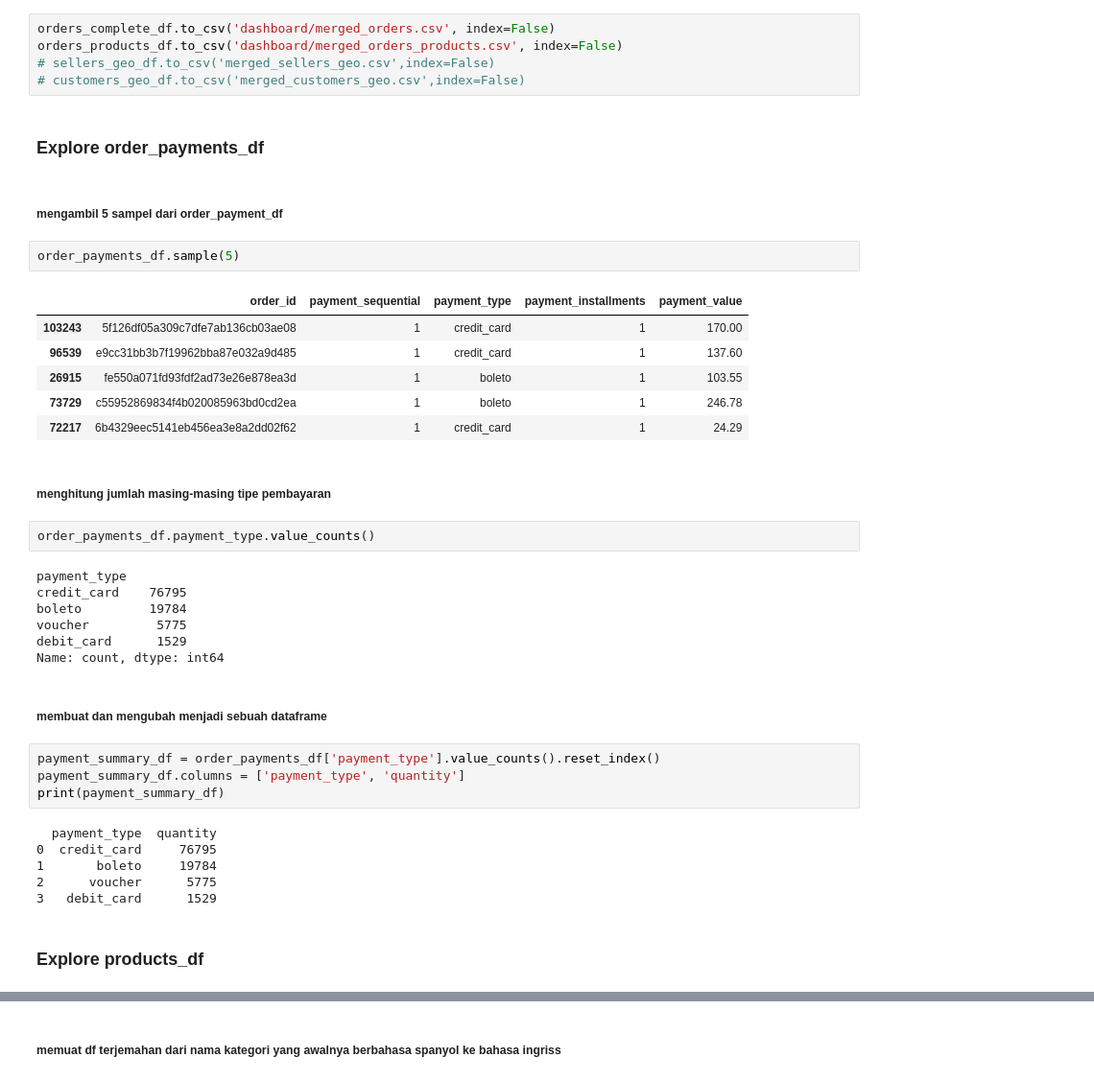
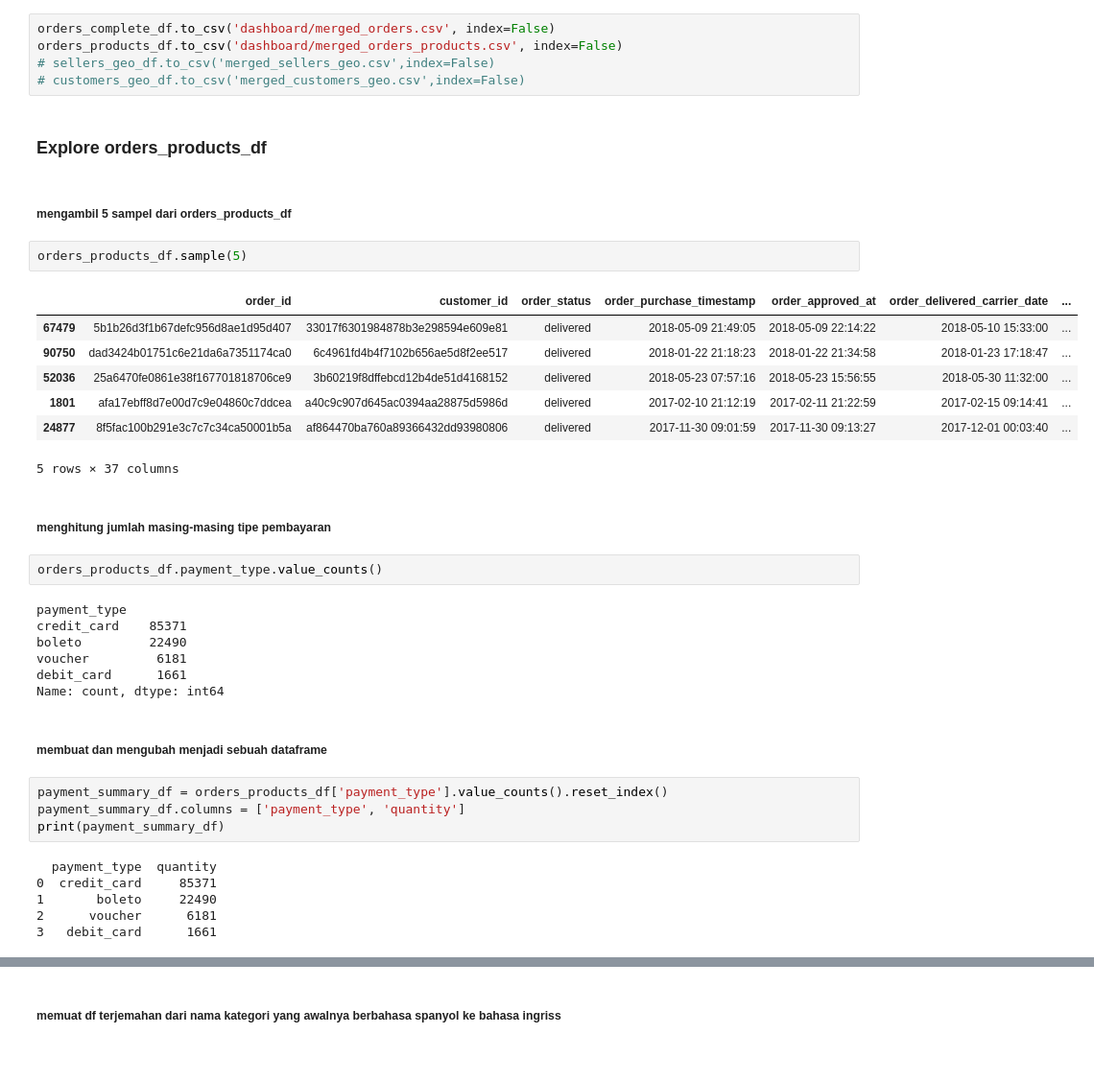
Before and after one commit to 066pine/PA_belajar_analisis_data_dengan_python, a Jupyter notebook: notebook.ipynb, the cells around one changed output, grey strips where cells are left out. Shown: that part at 96% size. Cells and saved outputs as stored; diff of their text form.

```diff
--- a/notebook.ipynb
+++ b/notebook.ipynb
@@ -690,40 +726,39 @@ orders_products_df.to_csv('dashboard/merged_orders_products.csv', index=False)
 # sellers_geo_df.to_csv('merged_sellers_geo.csv',index=False)
 # customers_geo_df.to_csv('merged_customers_geo.csv',index=False)
 # %% [markdown]
-### Explore order_payments_df
+### Explore orders_products_df
 # %% [markdown]
-##### mengambil 5 sampel dari order_payment_df
+##### mengambil 5 sampel dari orders_products_df
 # %%
-order_payments_df.sample(5)
+orders_products_df.sample(5)
 # %% [output]
-|  | order_id | payment_sequential | payment_type | payment_installments | payment_value |
-| 103243 | 5f126df05a309c7dfe7ab136cb03ae08 | 1 | credit_card | 1 | 170.00 |
-| 96539 | e9cc31bb3b7f19962bba87e032a9d485 | 1 | credit_card | 1 | 137.60 |
-| 26915 | fe550a071fd93fdf2ad73e26e878ea3d | 1 | boleto | 1 | 103.55 |
-| 73729 | c55952869834f4b020085963bd0cd2ea | 1 | boleto | 1 | 246.78 |
-| 72217 | 6b4329eec5141eb456ea3e8a2dd02f62 | 1 | credit_card | 1 | 24.29 |
+|  | order_id | customer_id | order_status | order_purchase_timestamp | order_approved_at | order_delivered_carrier_date | ... |
+| 67479 | 5b1b26d3f1b67defc956d8ae1d95d407 | 33017f6301984878b3e298594e609e81 | delivered | 2018-05-09 21:49:05 | 2018-05-09 22:14:22 | 2018-05-10 15:33:00 | ... |
+| 90750 | dad3424b01751c6e21da6a7351174ca0 | 6c4961fd4b4f7102b656ae5d8f2ee517 | delivered | 2018-01-22 21:18:23 | 2018-01-22 21:34:58 | 2018-01-23 17:18:47 | ... |
+| 52036 | 25a6470fe0861e38f167701818706ce9 | 3b60219f8dffebcd12b4de51d4168152 | delivered | 2018-05-23 07:57:16 | 2018-05-23 15:56:55 | 2018-05-30 11:32:00 | ... |
+| 1801 | afa17ebff8d7e00d7c9e04860c7ddcea | a40c9c907d645ac0394aa28875d5986d | delivered | 2017-02-10 21:12:19 | 2017-02-11 21:22:59 | 2017-02-15 09:14:41 | ... |
+| 24877 | 8f5fac100b291e3c7c7c34ca50001b5a | af864470ba760a89366432dd93980806 | delivered | 2017-11-30 09:01:59 | 2017-11-30 09:13:27 | 2017-12-01 00:03:40 | ... |
+5 rows × 37 columns
 # %% [markdown]
 ##### menghitung jumlah masing-masing tipe pembayaran
 # %%
-order_payments_df.payment_type.value_counts()
+orders_products_df.payment_type.value_counts()
 # %% [output]
 payment_type
-credit_card    76795
-boleto         19784
-voucher         5775
-debit_card      1529
+credit_card    85371
+boleto         22490
+voucher         6181
+debit_card      1661
 Name: count, dtype: int64
 # %% [markdown]
 ##### membuat dan mengubah menjadi sebuah dataframe
 # %%
-payment_summary_df = order_payments_df['payment_type'].value_counts().reset_index()
+payment_summary_df = orders_products_df['payment_type'].value_counts().reset_index()
 payment_summary_df.columns = ['payment_type', 'quantity']
 print(payment_summary_df)
 # %% [output]
   payment_type  quantity
-0  credit_card     76795
-1       boleto     19784
-2      voucher      5775
-3   debit_card      1529
+0  credit_card     85371
+1       boleto     22490
+2      voucher      6181
+3   debit_card      1661
-# %% [markdown]
-### Explore products_df
```
Also changed, not shown: parts of 15 cells of this notebook.
